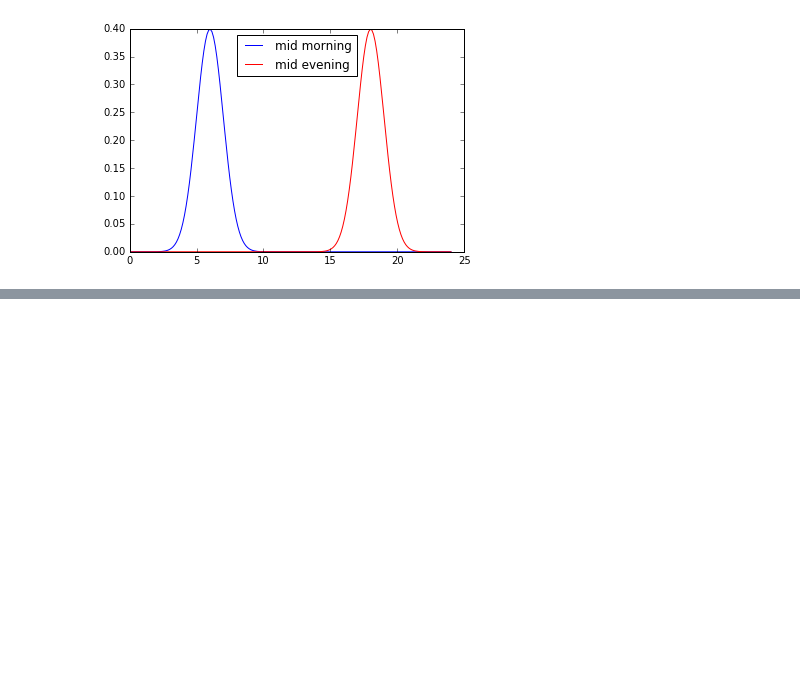
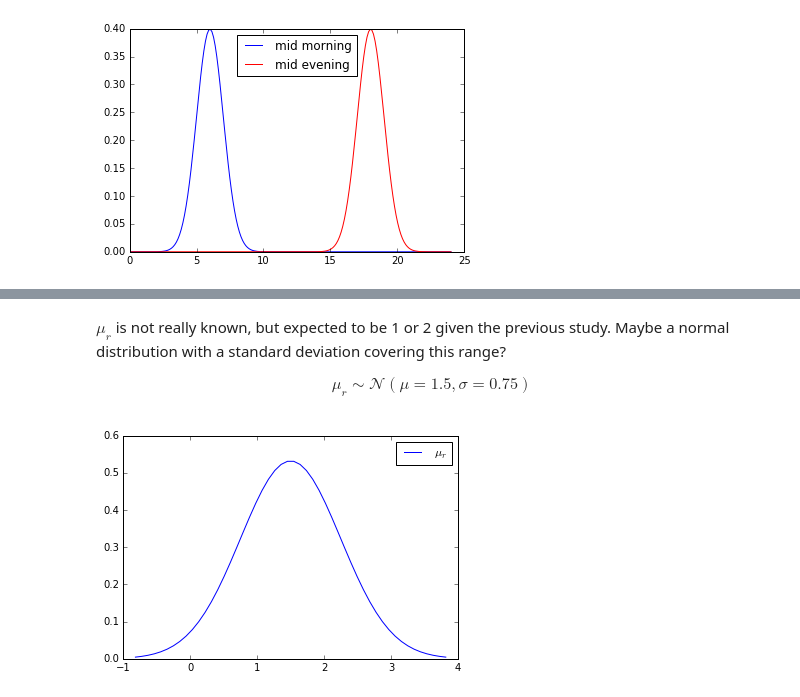
Before and after one commit to mountaindust/Parasitoids, a Jupyter notebook: analytic/docs/Bayesian_Model.ipynb, the cells around one changed output, grey strips where cells are left out. Cells and saved outputs as stored; diff of their text form; code cells hidden in the pictures; blank space fills up the shorter version.

```diff
--- a/analytic/docs/Bayesian_Model.ipynb
+++ b/analytic/docs/Bayesian_Model.ipynb
@@ -73,0 +174,22 @@ $a_2$ and $b_2$ are parameters which control the scaling of their logistic funct
+# %% [markdown]
+$\mu_r$ is not really known, but expected to be 1 or 2 given the previous study. Maybe a normal distribution with a standard deviation covering this range?
+
+$$ \mu_r \sim \mathcal{N}(\mu=1.5,\sigma=0.75) $$
+# %%
+%matplotlib inline
+import numpy as np
+import scipy.stats as stats
+import matplotlib.pyplot as plt
+
+mu = 1.5
+sig = 0.75
+
+mu_r = stats.norm(mu,sig)
+
+plt.figure()
+x = np.linspace(mu_r.ppf(0.001),mu_r.ppf(0.999))
+plt.plot(x,mu_r.pdf(x),label=r'$\mu_r$')
+plt.legend()
+plt.show()
+# %% [output]
+[figure, added]
```
Also changed, not shown: parts of 10 cells of this notebook.
